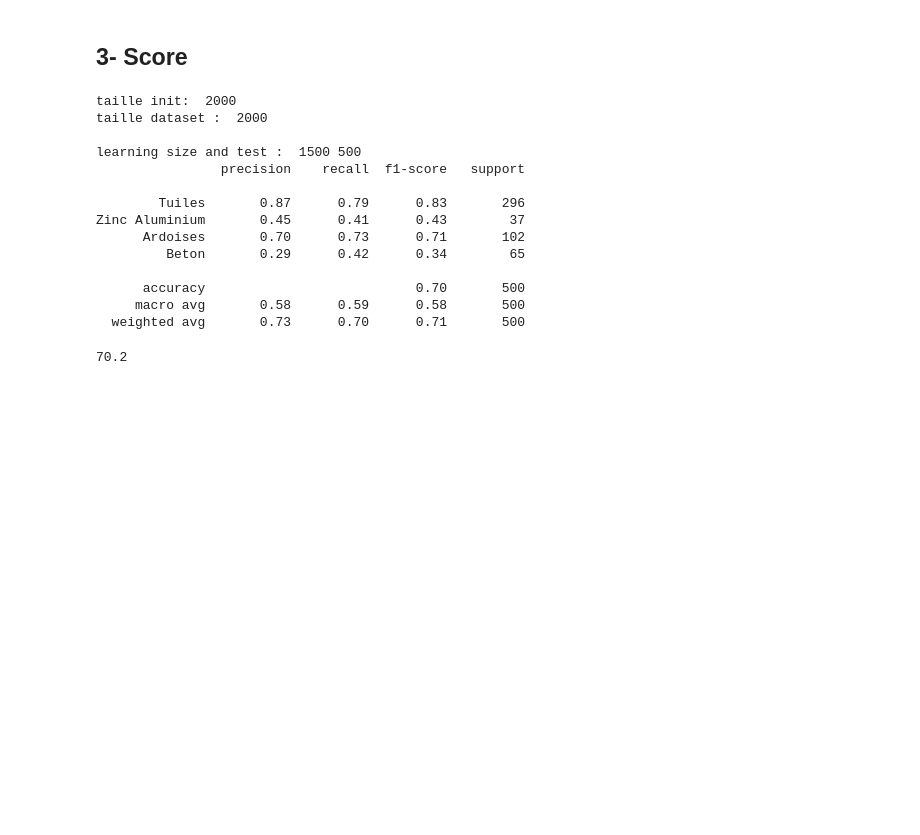
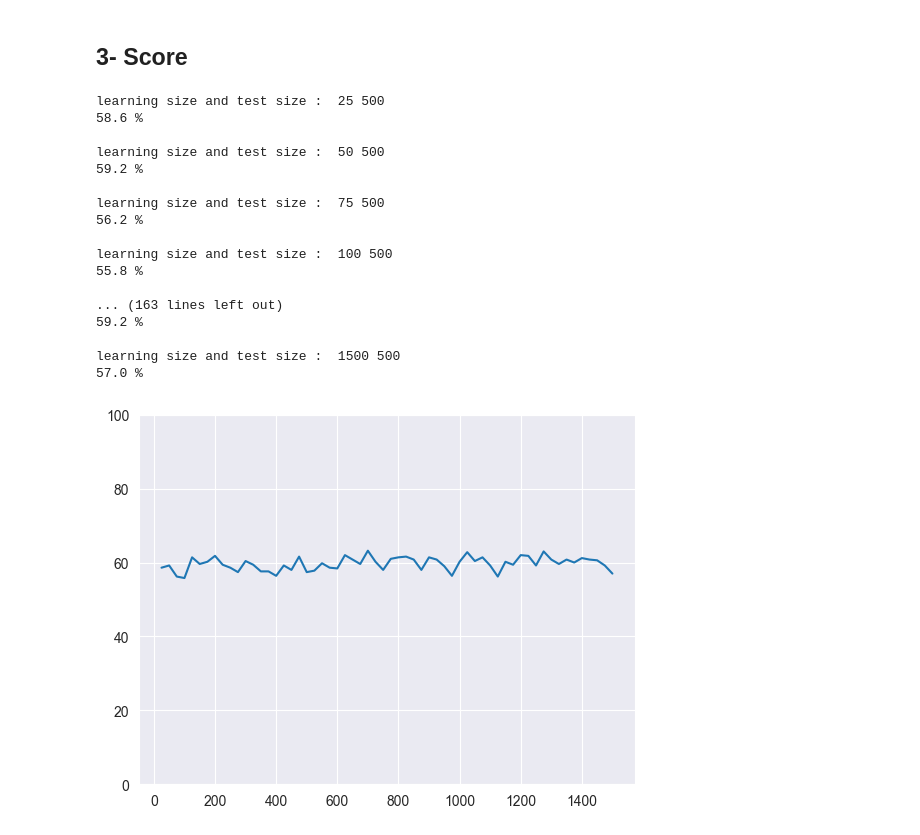
Before and after one commit to cowbra/Roof-Analysis---Postgree-Connexion_Project, a Jupyter notebook: pixel_analyse.ipynb, the cells around one changed output. Cells and saved outputs as stored; diff of their text form; code cells hidden in the pictures; blank space fills up the shorter version.

```diff
--- a/pixel_analyse.ipynb
+++ b/pixel_analyse.ipynb
@@ -166,7 +158,7 @@ def avg_materiau():
 # %% [markdown]
 ## 2- Prediction du type de toit d'un bâtiment
 # %%
-avg = avg_materiau()
+avg = avg_materiau(learning_df)
 classes = ["Tuiles","Zinc Aluminium", "Ardoises","Beton"]
 # %%
 def euclidean_distance(ind_1, ind_2):
@@ -192,7 +184,7 @@ Prédiction du type de toît de l'image à prédire de manière statistique.
 # %% [markdown]
 ## 3- Score
 # %%
-def score(avg,chunk_size=16):
+def score(avg,TEST_dataset,chunk_size=16):
     im_prediction = []
     im_true = []
     conf_matrix = [[0,0,0,0],
@@ -201,10 +193,10 @@ def score(avg,chunk_size=16):
                   [0,0,0,0]]
     for image in test_df.index:
         # Image test = (ID,type,lien)
-        identified_as = Type_de_toit_predit(test_df["ID"][image],chunk_size)
+        identified_as = Type_de_toit_predit(TEST_dataset["ID"][image],chunk_size)
         # On modifie la matrice de confusion en fonction du resultat
         # On classe de cette maniere : beton,tuiles,ardoises,zinc
-        x,y = classes.index(test_df["Label"][image]),classes.index(identified_as)
+        x,y = classes.index(TEST_dataset["Label"][image]),classes.index(identified_as)
         im_prediction.append(y)
         im_true.append(x)
 
@@ -212,6 +204,8 @@ def score(avg,chunk_size=16):
 
     #sns.heatmap(conf_matrix, square=True, annot=True, fmt='d')
     #plt.show()
-    print(classification_report(im_true, im_prediction, target_names=classes))
-    return round((conf_matrix[0][0] + conf_matrix[1][1] + conf_matrix[2][2] + conf_matrix[3][3]) / len(test_df) * 100 , 4)
+    #print(classification_report(im_true, im_prediction, target_names=classes))
+
+
+    return round((conf_matrix[0][0] + conf_matrix[1][1] + conf_matrix[2][2] + conf_matrix[3][3]) / len(TEST_dataset) * 100 , 4)
 # %%
@@ -219,35 +213,18 @@ def score(avg,chunk_size=16):
 #print(sc,"%")
 # %%
 def run(CHUNK_SIZE,DATSET_SIZE):
-    data = initialize(DATSET_SIZE)
-    print("taille dataset : ",len(data))
+    data = initialize()
+    #print("taille dataset : ",len(data))
     results = read_pixel_chunk(CHUNK_SIZE,data)
     #print("nb pixels : ",len(results[0]))
     data["rouge"] = results[0]
     data["vert"] = results[1]
     data["bleu"] = results[2]
 
-    learning_df, test_df =create_datasets(data)
-    print("\nlearning size and test : ",len(learning_df),len(test_df))
-    avg = avg_materiau()
-    sc = score(avg,CHUNK_SIZE)
-    #print(sc,"%")
+    learning_df, test_df =create_datasets(data,DATSET_SIZE)
+    print("\nlearning size and test size : ",len(learning_df),len(test_df))
+    avg = avg_materiau(learning_df)
+    sc = score(avg,test_df,CHUNK_SIZE)
+    print(sc,"%")
+
     return sc
-# %%
-run(32,2000)
-# %% [output]
-taille init:  2000
-taille dataset :  2000
-
-learning size and test :  1500 500
-                precision    recall  f1-score   support
-
-        Tuiles       0.87      0.79      0.83       296
-Zinc Aluminium       0.45      0.41      0.43        37
-      Ardoises       0.70      0.73      0.71       102
-         Beton       0.29      0.42      0.34        65
-
-      accuracy                           0.70       500
-     macro avg       0.58      0.59      0.58       500
-  weighted avg       0.73      0.70      0.71       500
-70.2
@@ -254,11 +233,12 @@ Zinc Aluminium       0.45      0.41      0.43        37
 # %%
-def curves(CHUNK_SIZE):
+def curves(CHUNK_SIZE,h):
     accuracy = []
     dataset_sizes = []
-    for i in range(100,2100,100):
-        print(i)
+    for i in range(h,(h + round(0.75*2000)),h):
+        #print(i)
         run_ = run(CHUNK_SIZE,i)
         accuracy.append(run_)
         dataset_sizes.append(i)
     plt.plot(dataset_sizes,accuracy)
+    plt.ylim([0,100])
     plt.show()
@@ -266,0 +245,21 @@ def curves(CHUNK_SIZE):
+# %%
+curves(32,25)
+# %% [output]
+learning size and test size :  25 500
+58.6 %
+
+learning size and test size :  50 500
+59.2 %
+
+learning size and test size :  75 500
+56.2 %
+
+learning size and test size :  100 500
+55.8 %
+
+... (163 lines left out)
+59.2 %
+
+learning size and test size :  1500 500
+57.0 %
+[figure, added]
```
Also changed, not shown: parts of 18 cells of this notebook.
